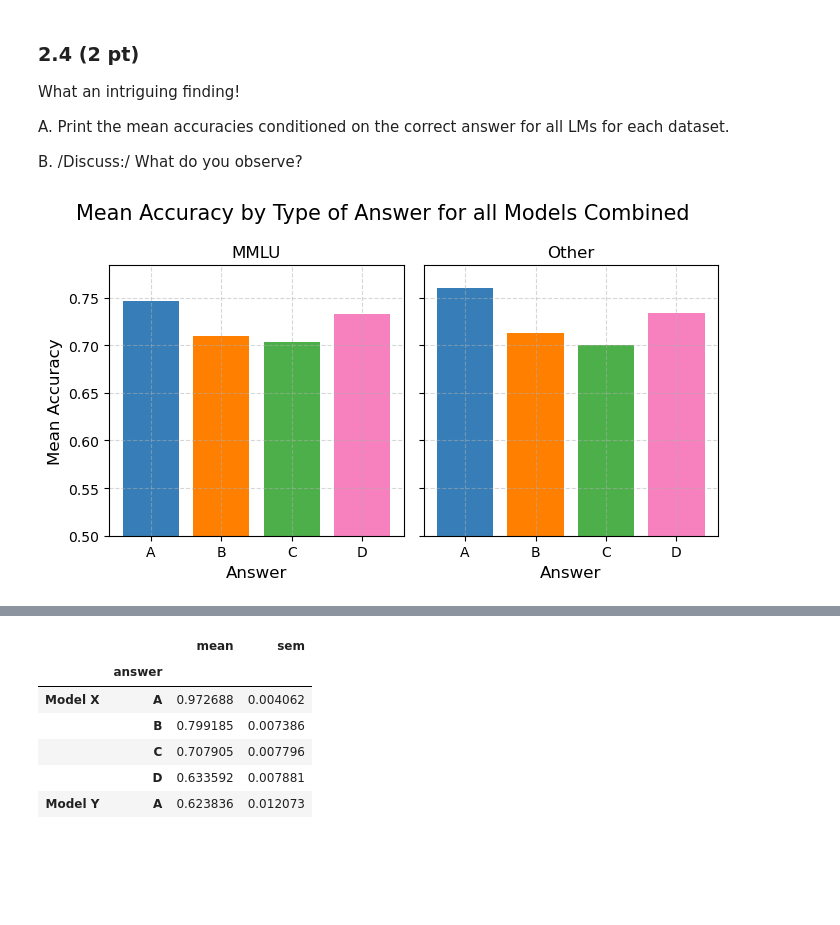
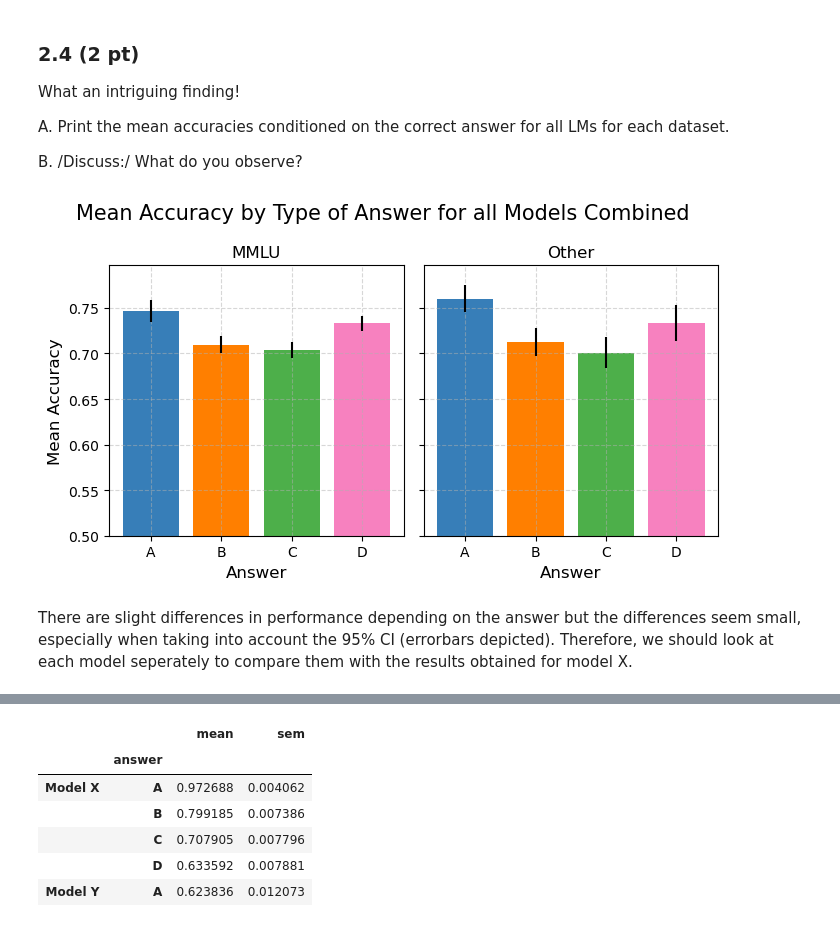
Before and after one commit to Luca-Engel/ADA-H1-Neutrality, a Jupyter notebook: analysis.ipynb, the cells around one changed output, grey strips where cells are left out. Saved outputs shown, nothing was run; the diff lists cells and outputs as text; code cells hidden in the pictures; blank space fills up the shorter version.

```diff
--- a/analysis.ipynb
+++ b/analysis.ipynb
@@ -644,29 +627,38 @@ A. Print the mean accuracies conditioned on the correct answer for all LMs for e
 B. /Discuss:/ What do you observe?
 # %%
 # A
-df_mmlu_acc = df_mmlu.groupby('answer')['correct'].agg(['mean', 'sem'])
+# Instead of only using model X we can now show the mean accuracies for all three models combined.
+#This is to see if there is a bias in performance overall depending on the type of answer.
+df_mmlu_acc =  df_mmlu.groupby('answer')['correct'].agg(['mean', 'sem'])
 df_other_acc = df_other.groupby('answer')['correct'].agg(['mean', 'sem'])
 
+# We will plot them as well as print to visualize the results.
+errorbars_mmlu_acc = 1.96*(df_mmlu_acc['sem'])
+errorbars_other_acc = 1.96*(df_other_acc['sem'])
+
+df_mmlu_acc = df_mmlu.groupby('answer')['correct'].agg(['mean', 'sem'])
 fig, (ax1, ax2) = plt.subplots(1,2, sharey=True, figsize = (7,4))
 fig.suptitle('Mean Accuracy by Type of Answer for all Models Combined', fontsize = 15)
 answers = ['A', 'B', 'C', 'D']
 
-ax1.bar(answers, df_mmlu_acc['mean'], color = ['#377eb8', '#ff7f00', '#4daf4a', '#f781bf']) #colorblind friendly
+ax1.bar(answers, df_mmlu_acc['mean'], yerr = errorbars_mmlu_acc ,color = ['#377eb8', '#ff7f00', '#4daf4a', '#f781bf']) #colorblind friendly
 ax1.set_title('MMLU')
 ax1.set_xlabel('Answer', fontsize=12)
 ax1.set_ylabel('Mean Accuracy', fontsize=12)
 ax1.grid(True, linestyle='--', alpha=0.5)
 ax1.set_ylim(0.5)
 
-ax2.bar(answers, df_other_acc['mean'], color = ['#377eb8', '#ff7f00', '#4daf4a', '#f781bf']) #colorblind friendly
+ax2.bar(answers, df_other_acc['mean'], yerr = errorbars_other_acc,color = ['#377eb8', '#ff7f00', '#4daf4a', '#f781bf']) #colorblind friendly
 ax2.set_title('Other')
 ax2.set_xlabel('Answer', fontsize=12)
 ax2.grid(True, linestyle='--', alpha=0.5)
 ax2.set_ylim(0.5)
 
 plt.tight_layout()
 # %% [output]
-[figure, old version]
+[figure, new version]
+# %% [markdown]
+There are slight differences in performance depending on the answer but the differences seem small, especially when taking into account the 95% CI (errorbars depicted). Therefore, we should look at each model seperately to compare them with the results obtained for model X.
 # %%
 df_mmlu_acc_Y = df_mmlu[df_mmlu['model_name'] == 'Y'].groupby('answer')['correct'].agg(['mean', 'sem'])
 df_other_acc_Y = df_other[df_other['model_name'] == 'Y'].groupby('answer')['correct'].agg(['mean', 'sem'])
```
Also changed, not shown: parts of 10 cells of this notebook.
